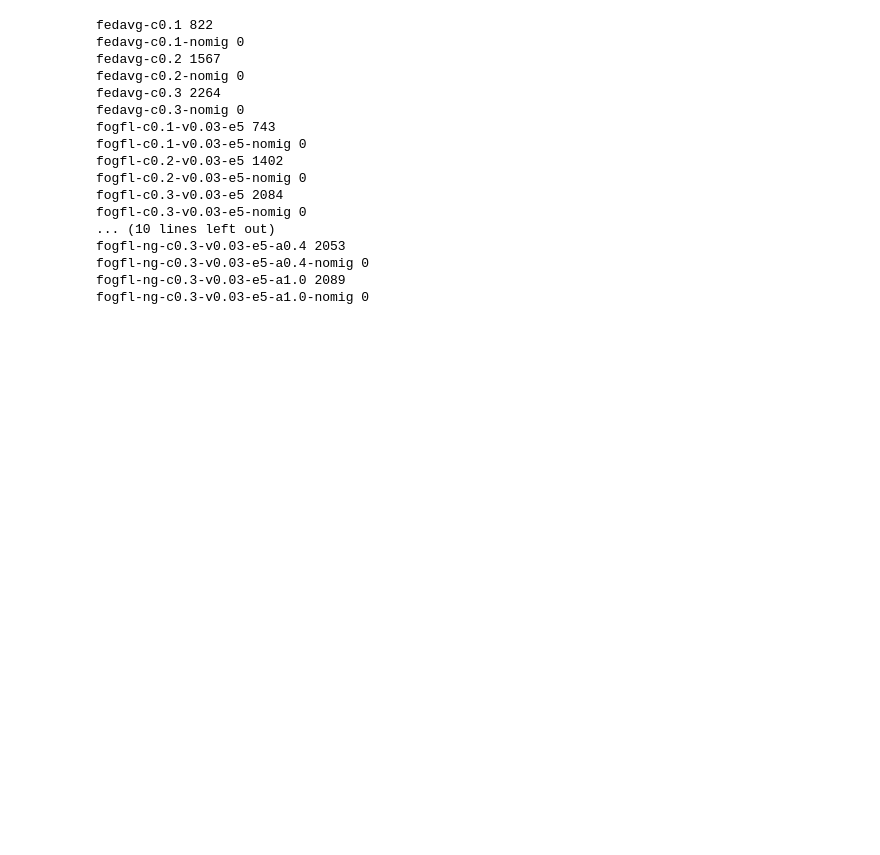
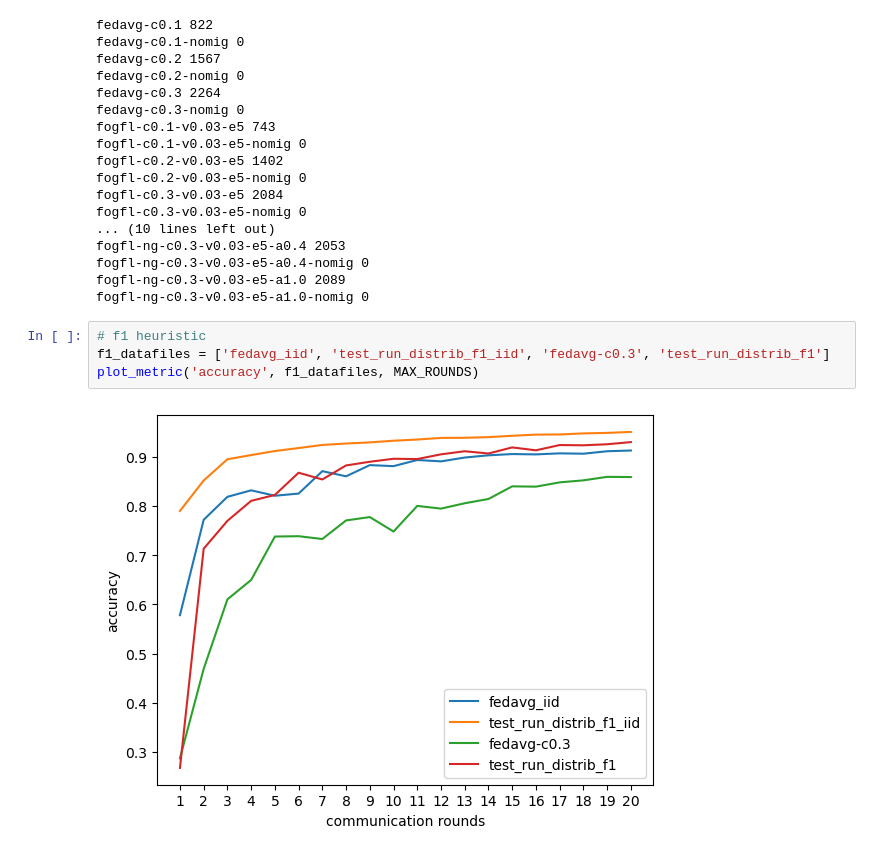
Before and after one commit to mgr-cse/fedavg-fog, a Jupyter notebook: obeservations.ipynb, the cells around one changed output. Drawn from its saved outputs; the diff is of its cells as text; blank space fills up the shorter version.

```diff
--- a/obeservations.ipynb
+++ b/obeservations.ipynb
@@ -317,3 +318,9 @@ fogfl-ng-c0.3-v0.03-e5-a0.4 2053
 fogfl-ng-c0.3-v0.03-e5-a0.4-nomig 0
 fogfl-ng-c0.3-v0.03-e5-a1.0 2089
 fogfl-ng-c0.3-v0.03-e5-a1.0-nomig 0
+# %%
+# f1 heuristic
+f1_datafiles = ['fedavg_iid', 'test_run_distrib_f1_iid', 'fedavg-c0.3', 'test_run_distrib_f1']
+plot_metric('accuracy', f1_datafiles, MAX_ROUNDS)
+# %% [output]
+[figure, added]
```
Also changed, not shown: parts of 1 cell of this notebook, 1 other file.
